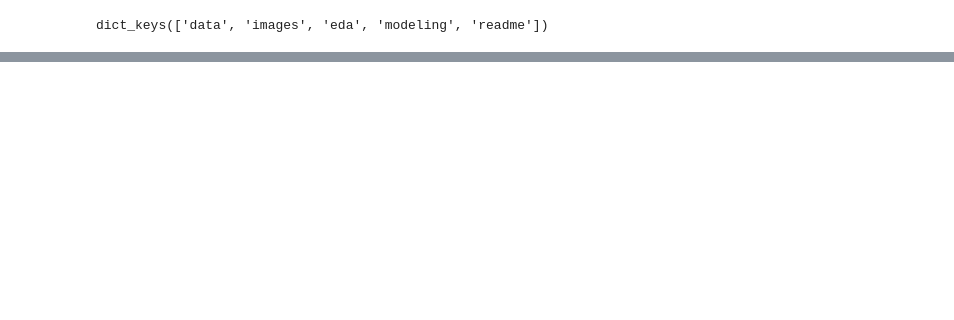
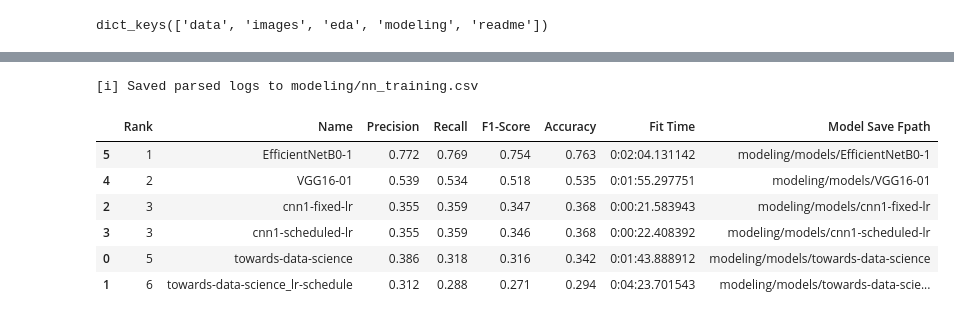
Before and after one commit to jirvingphd/computer-vision-american-sign-language, a Jupyter notebook: config/README maker.ipynb, the cells around one changed output, grey strips where cells are left out. Cells and saved outputs as stored; diff of their text form; code cells hidden in the pictures; blank space fills up the shorter version.

```diff
--- a/config/README maker.ipynb
+++ b/config/README maker.ipynb
@@ -11,0 +71,18 @@ dict_keys(['data', 'images', 'eda', 'modeling', 'readme'])
+# %%
+## PREPARE README TABLE
+logs_df = cf.logs.parse_log_file(FPATHS['modeling']['results_log'])
+# logs_df = parse_log_file(log_file,clean_results=True      )
+readme_logs = logs_df.drop(columns=['Start Time'], errors='ignore')
+readme_logs = readme_logs.sort_values('Accuracy', ascending=False)
+readme_logs.insert(0,'Rank',readme_logs['Accuracy'].rank(ascending=False).astype(int))
+# readme_logs = readme_logs.set_index(['Rank','Name'])
+readme_logs
+# %% [output]
+[i] Saved parsed logs to modeling/nn_training.csv
+|  | Rank | Name | Precision | Recall | F1-Score | Accuracy | Fit Time | Model Save Fpath |
+| 5 | 1 | EfficientNetB0-1 | 0.772 | 0.769 | 0.754 | 0.763 | 0:02:04.131142 | modeling/models/EfficientNetB0-1 |
+| 4 | 2 | VGG16-01 | 0.539 | 0.534 | 0.518 | 0.535 | 0:01:55.297751 | modeling/models/VGG16-01 |
+| 2 | 3 | cnn1-fixed-lr | 0.355 | 0.359 | 0.347 | 0.368 | 0:00:21.583943 | modeling/models/cnn1-fixed-lr |
+| 3 | 3 | cnn1-scheduled-lr | 0.355 | 0.359 | 0.346 | 0.368 | 0:00:22.408392 | modeling/models/cnn1-scheduled-lr |
+| 0 | 5 | towards-data-science | 0.386 | 0.318 | 0.316 | 0.342 | 0:01:43.888912 | modeling/models/towards-data-science |
+| 1 | 6 | towards-data-science_lr-schedule | 0.312 | 0.288 | 0.271 | 0.294 | 0:04:23.701543 | modeling/models/towards-data-scie... |
```
Also changed, not shown: parts of 41 cells of this notebook, 45 other files.
